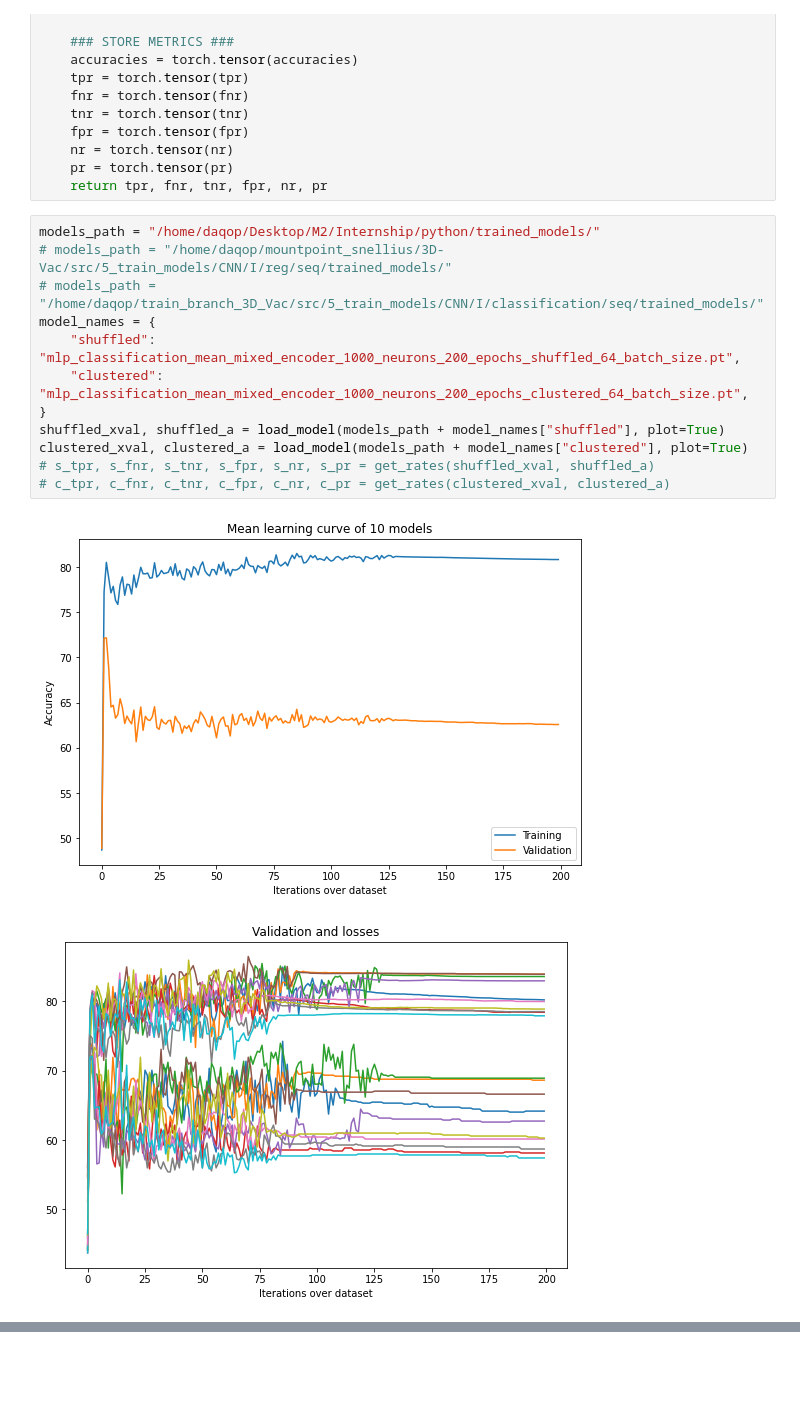
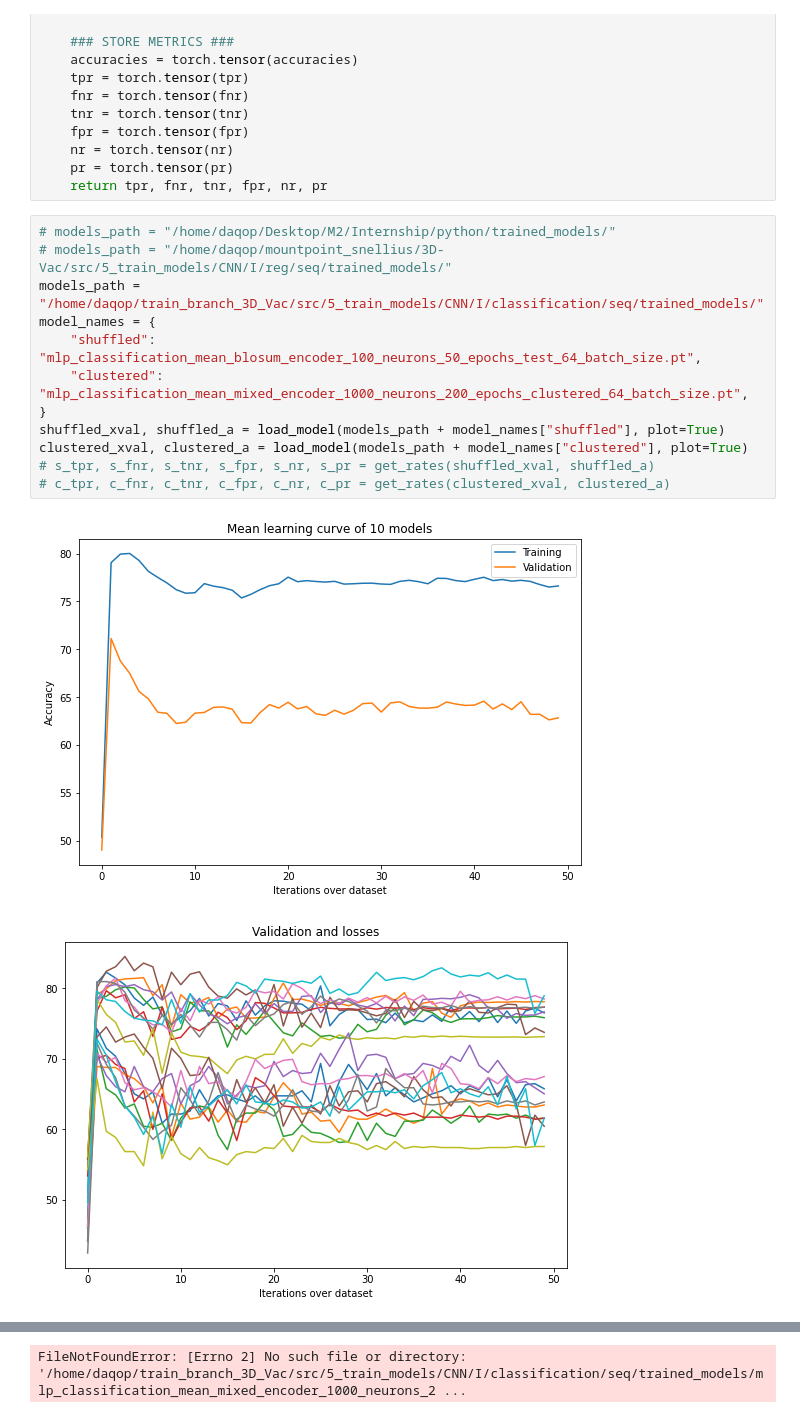
Before and after one commit to DeepRank/3D-Vac, a Jupyter notebook: src/5_train_models/explore_class_seq_xvalidation.ipynb, the cells around one changed output, grey strips where cells are left out. Drawn from its saved outputs; the diff is of its cells as text; blank space fills up the shorter version.

Commit message:
trying blosum

```diff
--- a/src/5_train_models/explore_class_seq_xvalidation.ipynb
+++ b/src/5_train_models/explore_class_seq_xvalidation.ipynb
@@ -98,17 +98,17 @@ def get_rates(xval_data, a):
     pr = torch.tensor(pr)
     return tpr, fnr, tnr, fpr, nr, pr
 # %%
-models_path = "/home/daqop/Desktop/M2/Internship/python/trained_models/"
+# models_path = "/home/daqop/Desktop/M2/Internship/python/trained_models/"
 # models_path = "/home/daqop/mountpoint_snellius/3D-Vac/src/5_train_models/CNN/I/reg/seq/trained_models/"
-# models_path = "/home/daqop/train_branch_3D_Vac/src/5_train_models/CNN/I/classification/seq/trained_models/"
+models_path = "/home/daqop/train_branch_3D_Vac/src/5_train_models/CNN/I/classification/seq/trained_models/"
 model_names = {
-    "shuffled": "mlp_classification_mean_mixed_encoder_1000_neurons_200_epochs_shuffled_64_batch_size.pt",
+    "shuffled": "mlp_classification_mean_blosum_encoder_100_neurons_50_epochs_test_64_batch_size.pt",
     "clustered": "mlp_classification_mean_mixed_encoder_1000_neurons_200_epochs_clustered_64_batch_size.pt",
 }
 shuffled_xval, shuffled_a = load_model(models_path + model_names["shuffled"], plot=True)
 clustered_xval, clustered_a = load_model(models_path + model_names["clustered"], plot=True)
 # s_tpr, s_fnr, s_tnr, s_fpr, s_nr, s_pr = get_rates(shuffled_xval, shuffled_a)
 # c_tpr, c_fnr, c_tnr, c_fpr, c_nr, c_pr = get_rates(clustered_xval, clustered_a)
 # %% [output]
-[figure, old version]
+[figure, new version]
-[figure, old version]
+[figure, new version]
@@ -116,0 +115 @@ clustered_xval, clustered_a = load_model(models_path + model_names["clustered"],
+FileNotFoundError: [Errno 2] No such file or directory: '/home/daqop/train_branch_3D_Vac/src/5_train_models/CNN/I/classification/seq/trained_models/mlp_classification_mean_mixed_encoder_1000_neurons_2 ...
```
Also changed, not shown: parts of 1 cell of this notebook, 2 other files.
